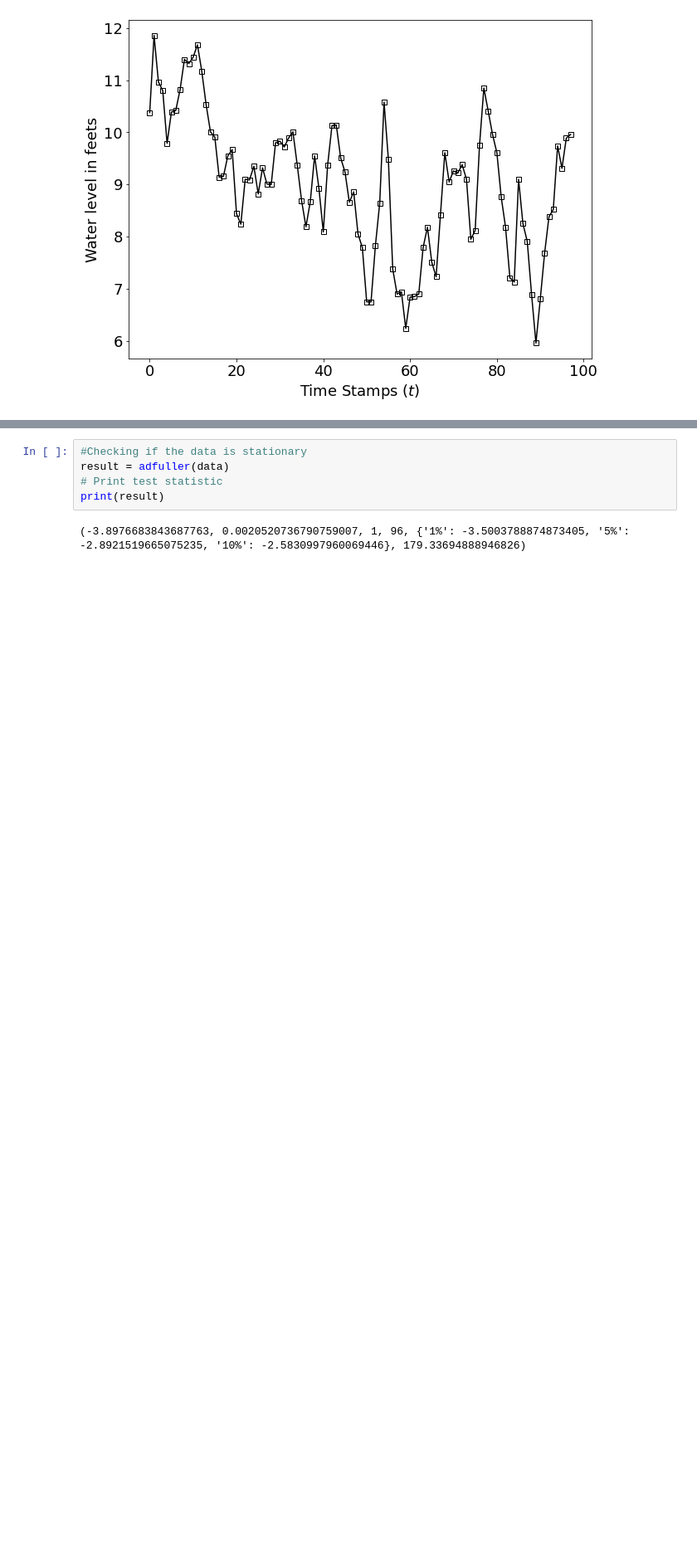
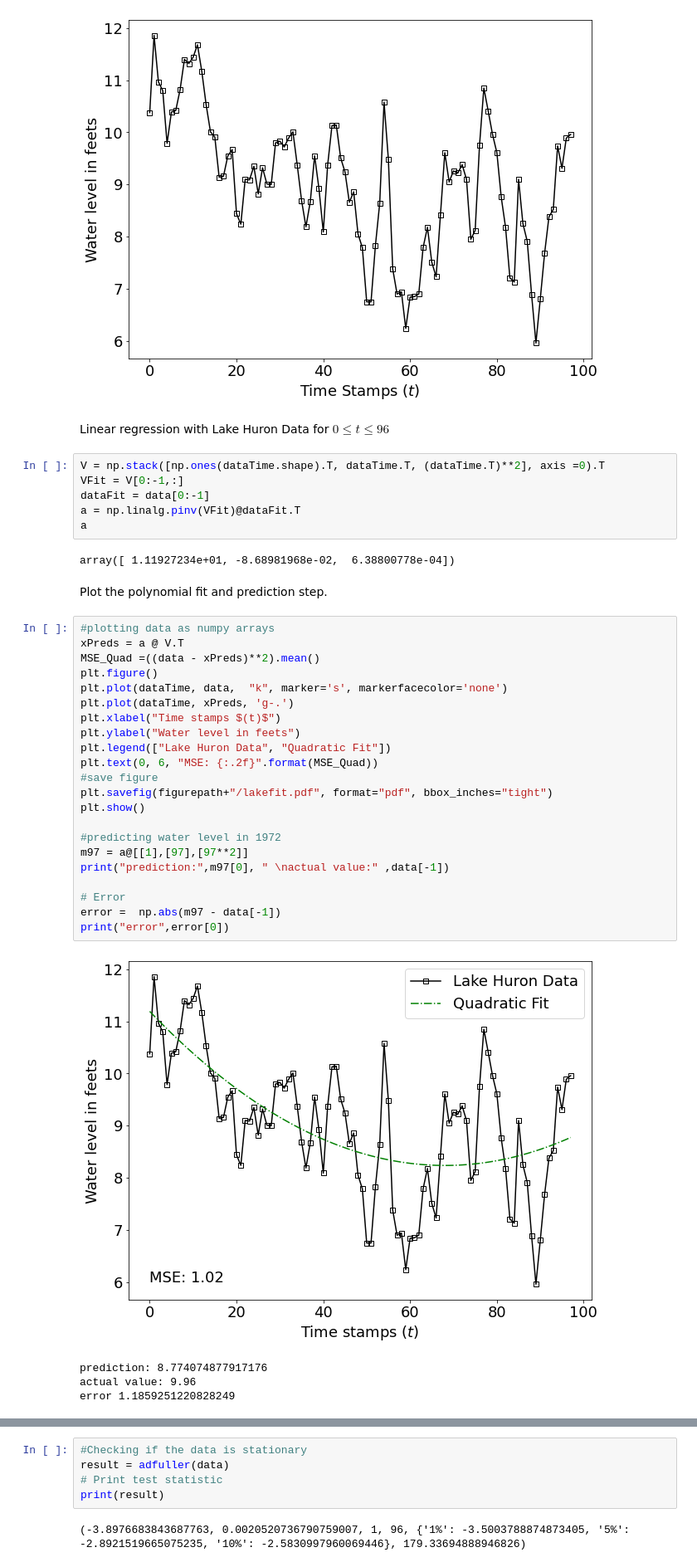
Before and after one commit to YassYe/Deeplearning-Workshops-FYP, a Jupyter notebook: Project2/TimeSeriesProject.ipynb, the cells around one changed output, grey strips where cells are left out. Shown at 83% size. Saved outputs shown, nothing was run; the diff lists cells and outputs as text; blank space fills up the shorter version.

```diff
--- a/Project2/TimeSeriesProject.ipynb
+++ b/Project2/TimeSeriesProject.ipynb
@@ -44,3 +54,42 @@ plt.savefig(figurepath+"/lakedata.pdf", format="pdf", bbox_inches="tight")
 plt.show()
 # %% [output]
 [figure]
+# %% [markdown]
+Linear regression with Lake Huron Data for $0\leq t \leq 96$
+# %%
+V = np.stack([np.ones(dataTime.shape).T, dataTime.T, (dataTime.T)**2], axis =0).T
+VFit = V[0:-1,:]
+dataFit = data[0:-1]
+a = np.linalg.pinv(VFit)@dataFit.T
+a
+# %% [output]
+array([ 1.11927234e+01, -8.68981968e-02,  6.38800778e-04])
+# %% [markdown]
+Plot the polynomial fit and prediction step.
+# %%
+#plotting data as numpy arrays
+xPreds = a @ V.T
+MSE_Quad =((data - xPreds)**2).mean()
+plt.figure()
+plt.plot(dataTime, data,  "k", marker='s', markerfacecolor='none')
+plt.plot(dataTime, xPreds, 'g-.')
+plt.xlabel("Time stamps $(t)$")
+plt.ylabel("Water level in feets")
+plt.legend(["Lake Huron Data", "Quadratic Fit"])
+plt.text(0, 6, "MSE: {:.2f}".format(MSE_Quad))
+#save figure
+plt.savefig(figurepath+"/lakefit.pdf", format="pdf", bbox_inches="tight")
+plt.show()
+
+#predicting water level in 1972
+m97 = a@[[1],[97],[97**2]]
+print("prediction:",m97[0], " \nactual value:" ,data[-1])
+
+# Error
+error =  np.abs(m97 - data[-1])
+print("error",error[0])
+# %% [output]
+[figure, added]
+prediction: 8.774074877917176
+actual value: 9.96
+error 1.1859251220828249
```
Also changed, not shown: parts of 27 cells of this notebook, 15 other files.
